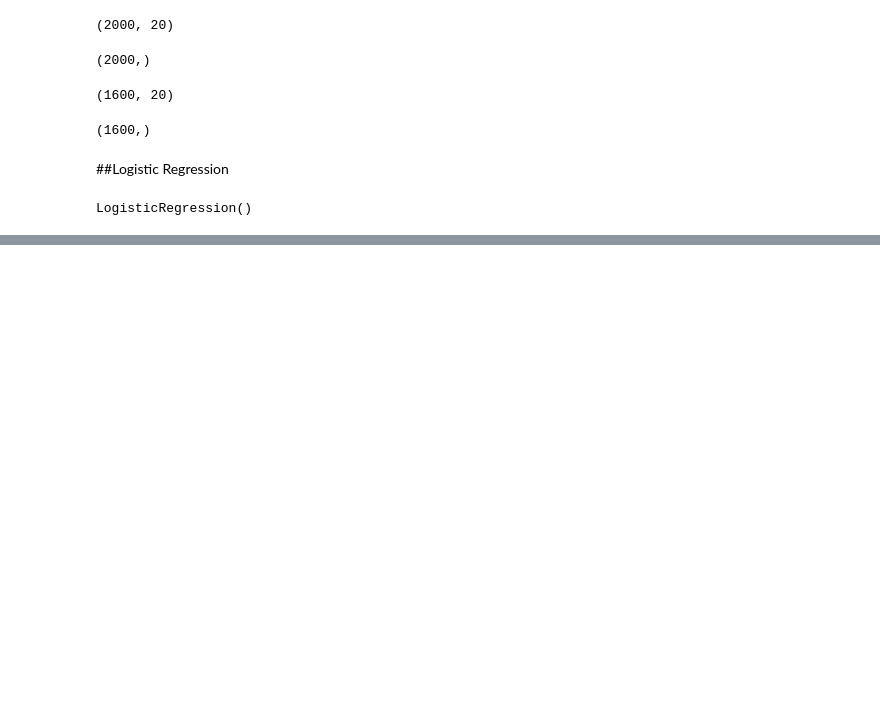
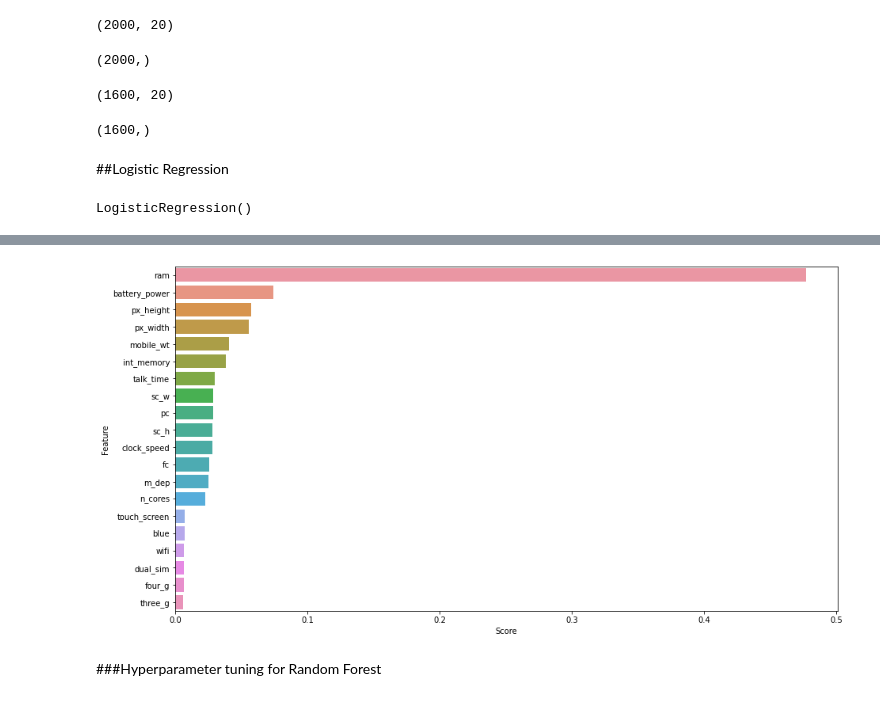
Before and after one commit to PrateekKumar88888/Mobile-Price-Range-Prediction, a Jupyter notebook: Mobile_Price_Range_Prediction_Capstone_Project.ipynb, the cells around one changed output, grey strips where cells are left out. Saved outputs shown, nothing was run; the diff lists cells and outputs as text; code cells hidden in the pictures; blank space fills up the shorter version.

```diff
--- a/Mobile_Price_Range_Prediction_Capstone_Project.ipynb
+++ b/Mobile_Price_Range_Prediction_Capstone_Project.ipynb
@@ -582,0 +648,3 @@ weighted avg       0.64      0.63      0.63      1500
+# %%
+feature_importance = pd.DataFrame({'Feature':X.columns,'Score':clsr.feature_importances_}).sort_values(by='Score', ascending=False).reset_index(drop=True)
+feature_importance.head()
@@ -582,0 +658,8 @@ weighted avg       0.64      0.63      0.63      1500
+# %%
+fig, ax = plt.subplots(figsize=(15,8))
+ax = sns.barplot(x=feature_importance['Score'], y=feature_importance['Feature'])
+plt.show()
+# %% [output]
+[figure, added]
+# %% [markdown]
+###Hyperparameter tuning for Random Forest
```
Also changed, not shown: parts of 25 cells of this notebook.
